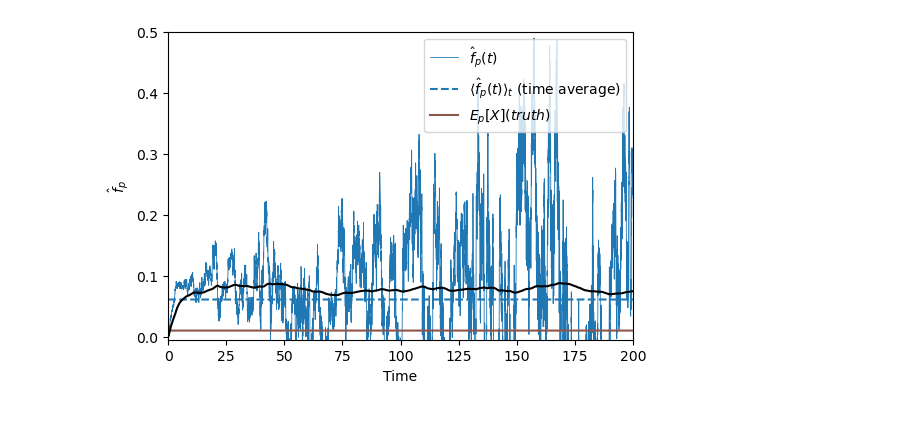
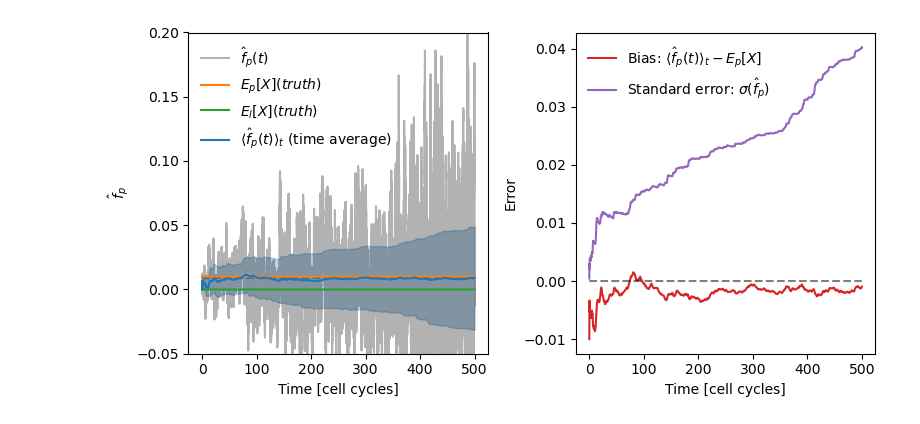
Before and after one commit to elevien/SizeStructuredPopulations, a Jupyter notebook: paper-figures/FIG4.ipynb, the cells around one changed output. Cells and saved outputs as stored; diff of their text form; code cells hidden in the pictures.

```diff
--- a/paper-figures/FIG4.ipynb
+++ b/paper-figures/FIG4.ipynb
@@ -20,7 +18,7 @@ ERROR: Method overwriting is not permitted during Module precompilation. Use `__
 
 model = GrowthModel(M1()...)
 init = vcat([0.0], [0.0, 0.0], zeros(3))
-T = 100.0
+T = 1000.0
 dt = 0.01
 Tmax = T
 
@@ -30,7 +28,7 @@ end
 
 
 dfs = []
-for i in 1:500
+for i in 1:100
     cell = simulate_lineage(model, T, init, dt = 0.01);
     df = lineage_to_dataframe(cell);
     df.lineage = fill(i, nrow(df))
@@ -99,22 +94,40 @@ dfR_avg = dfR_avg[dfR_avg.time .< 500,:]
 # %%
-fig,ax = subplots(figsize=(6,4))
+fig,axs = subplots(figsize=(8,4),ncols=2)
+
+ax = axs[0]
 u = dfR_avg.num ./ dfR_avg.dum
-ax.plot(dfR_avg.time,u,"C0-",alpha=1,lw=0.6,label=L"$\hat{f}_p(t)$")
-ax.plot(dfR_avg.time,ones(length(u)).*mean(skipmissing(replace(u, NaN => missing))),"C0--",label=L"$\langle \hat{f}_p(t) \rangle_t$ (time average)")
-ax.plot(dfR_avg.time,ones(length(u))*0.01/1,"C5-",label=L"$E_p[X] (truth)$")
+u_true = 0.01/1
+ax.plot(dfR_avg.time,u,"k-",alpha=0.3,label=L"$\hat{f}_p(t)$")
+ax.plot(dfR_avg.time,ones(length(u)).*mean(skipmissing(replace(u, NaN => missing))),"C0--")
+ax.plot(dfR_avg.time,ones(length(u))*u_true,"C1-",label=L"$E_p[X] (truth)$")
+ax.plot(dfR_avg.time,ones(length(u))*0.00/1,"C2-",label=L"$E_l[X] (truth)$")
+
 # average u over moving window
 window = 5000
 #u_avg = [mean(u[max(1,i-window+1):i]) for i in 1:length(u)]
 u_avg = [mean(u[1:i]) for i in 1:length(u)]#
-ax.plot(dfR_avg.time,u_avg,"k-")
-ax.set_xlim(-0.1,200)
-ax.set_ylim([-0.005,0.5])
-ax.set_xlabel("Time")
+u_err = [std(u[1:i]) for i in 1:length(u)]#
+ax.plot(dfR_avg.time,u_avg,"C0-",label=L"$\langle \hat{f}_p(t) \rangle_t$ (time average)")
+ax.fill_between(dfR_avg.time, u_avg .- u_err, u_avg .+ u_err, alpha=0.3, color="C0")
+#ax.set_xlim(1,300)
+ax.set_ylim([-0.05,0.2])
+ax.set_xlabel("Time [cell cycles]")
 ax.set_ylabel(L"$\hat{f}_p$")
-ax.legend(loc="upper right")
-savefig("./fig4.pdf")
+ax.legend(frameon=false, loc="upper left")
 
+ax = axs[1]
+# Plot error between u_avg and truth
+error_vs_truth = u_avg .- u_true
+ax.plot(dfR_avg.time, error_vs_truth, "C3-", label=L"Bias: $\langle \hat{f}_p(t) \rangle_t - E_p[X]$")
+ax.plot(dfR_avg.time, u_err, "C4-", label=L"Standard error: $\sigma(\hat{f}_p)$")
+ax.plot(dfR_avg.time, zeros(length(dfR_avg.time)), "k--", alpha=0.5)
+#ax.set_xlim(1,300)
+ax.set_xlabel("Time [cell cycles]")
+ax.set_ylabel("Error")
+ax.legend(frameon=false)
+tight_layout()
+savefig("./Fig4.pdf")
 
 fig
 # %% [output]
-[figure, old version]
+[figure, new version]
```
Also changed, not shown: parts of 4 cells of this notebook, 10 other files.
